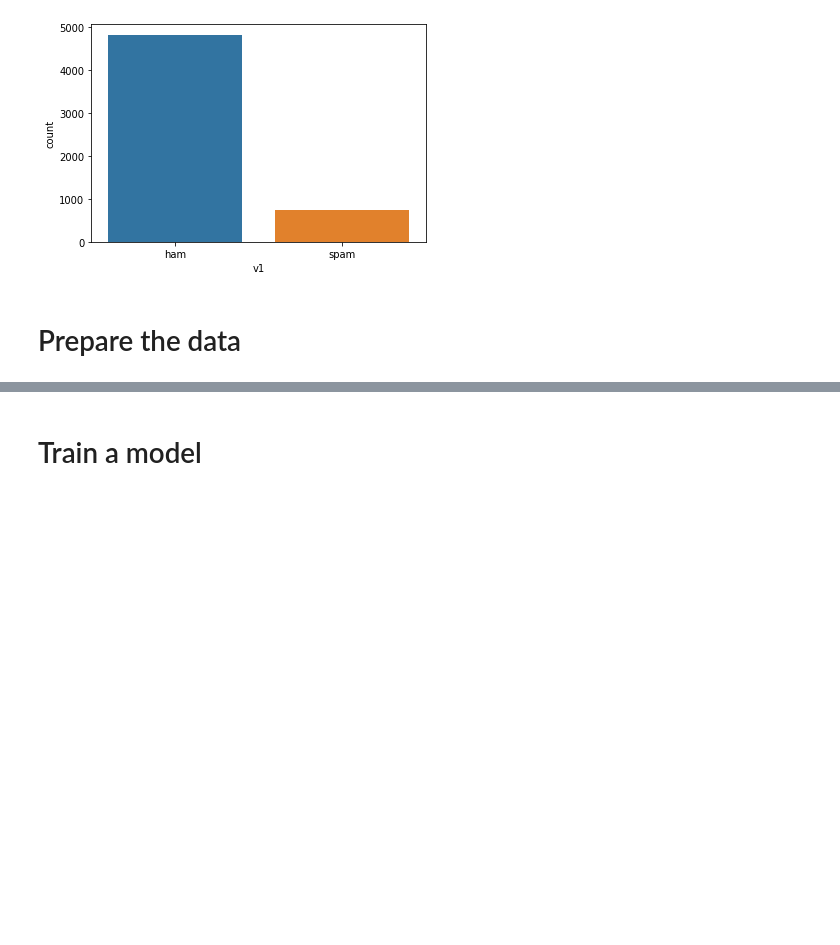
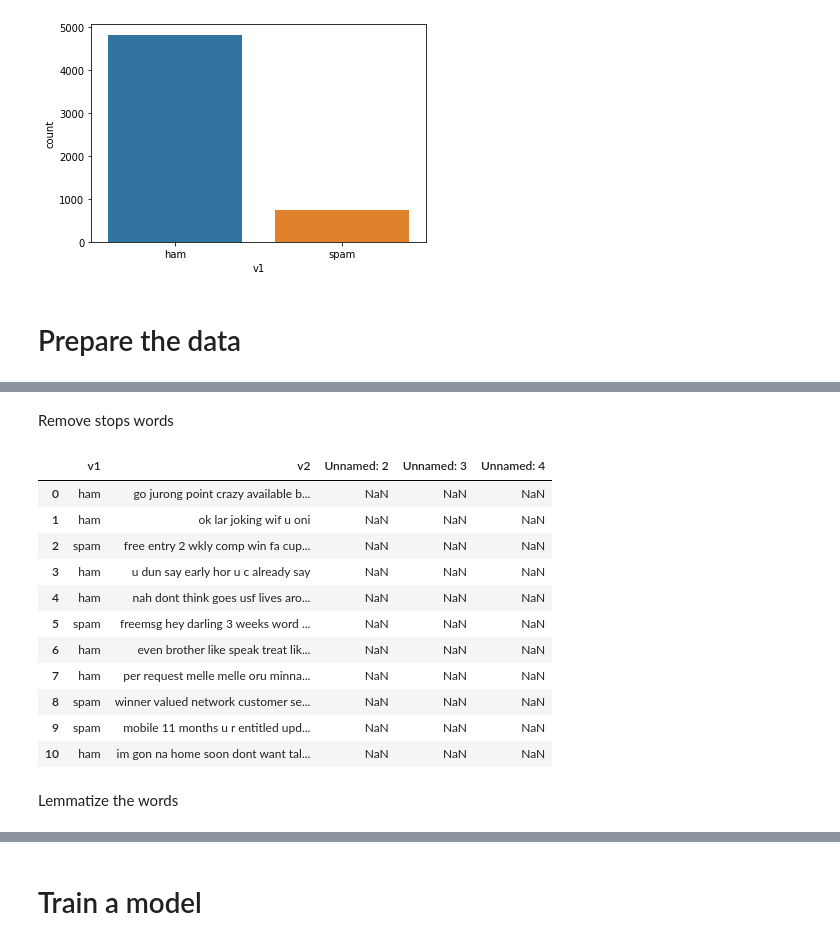
Before and after one commit to carloslme/spam_classifier, a Jupyter notebook: sms_spam_classifier.ipynb, the cells around one changed output, grey strips where cells are left out. Saved outputs shown, nothing was run; the diff lists cells and outputs as text; code cells hidden in the pictures; blank space fills up the shorter version.

```diff
--- a/sms_spam_classifier.ipynb
+++ b/sms_spam_classifier.ipynb
@@ -179,0 +196,6 @@ Name: v1, dtype: int64
+# %%
+import re
+
+def remove_punctuation(string):
+  res = re.sub(r'[^\w\s]', '', string)
+  return res.lower()
@@ -179,0 +208,3 @@ Name: v1, dtype: int64
+# %%
+for i in range(0,len(data_prep)):
+  data_prep.iloc[i][1] = remove_punctuation(data_prep.iloc[i][1]) # send v2 value to process
@@ -179,0 +225,2 @@ Name: v1, dtype: int64
+# %%
+stop_words = set(stopwords.words('english'))
@@ -179,0 +229,27 @@ Name: v1, dtype: int64
+# %% [markdown]
+Remove stops words
+# %%
+def remove_stop_words(string):
+  word_tokens = word_tokenize(string)
+  filtered_sentence = [w for w in word_tokens if not w.lower() in stop_words]
+  return ' '.join(filtered_sentence)
+# %%
+for i in range(0,len(data_prep)):
+  data_prep.iloc[i][1] = remove_stop_words(data_prep.iloc[i][1]) # send v2 value to process
+
+data_prep.iloc[:11]
+# %% [output]
+|  | v1 | v2 | Unnamed: 2 | Unnamed: 3 | Unnamed: 4 |
+| 0 | ham | go jurong point crazy available b... | NaN | NaN | NaN |
+| 1 | ham | ok lar joking wif u oni | NaN | NaN | NaN |
+| 2 | spam | free entry 2 wkly comp win fa cup... | NaN | NaN | NaN |
+| 3 | ham | u dun say early hor u c already say | NaN | NaN | NaN |
+| 4 | ham | nah dont think goes usf lives aro... | NaN | NaN | NaN |
+| 5 | spam | freemsg hey darling 3 weeks word ... | NaN | NaN | NaN |
+| 6 | ham | even brother like speak treat lik... | NaN | NaN | NaN |
+| 7 | ham | per request melle melle oru minna... | NaN | NaN | NaN |
+| 8 | spam | winner valued network customer se... | NaN | NaN | NaN |
+| 9 | spam | mobile 11 months u r entitled upd... | NaN | NaN | NaN |
+| 10 | ham | im gon na home soon dont want tal... | NaN | NaN | NaN |
+# %% [markdown]
+Lemmatize the words
```
Also changed, not shown: parts of 31 cells of this notebook.
